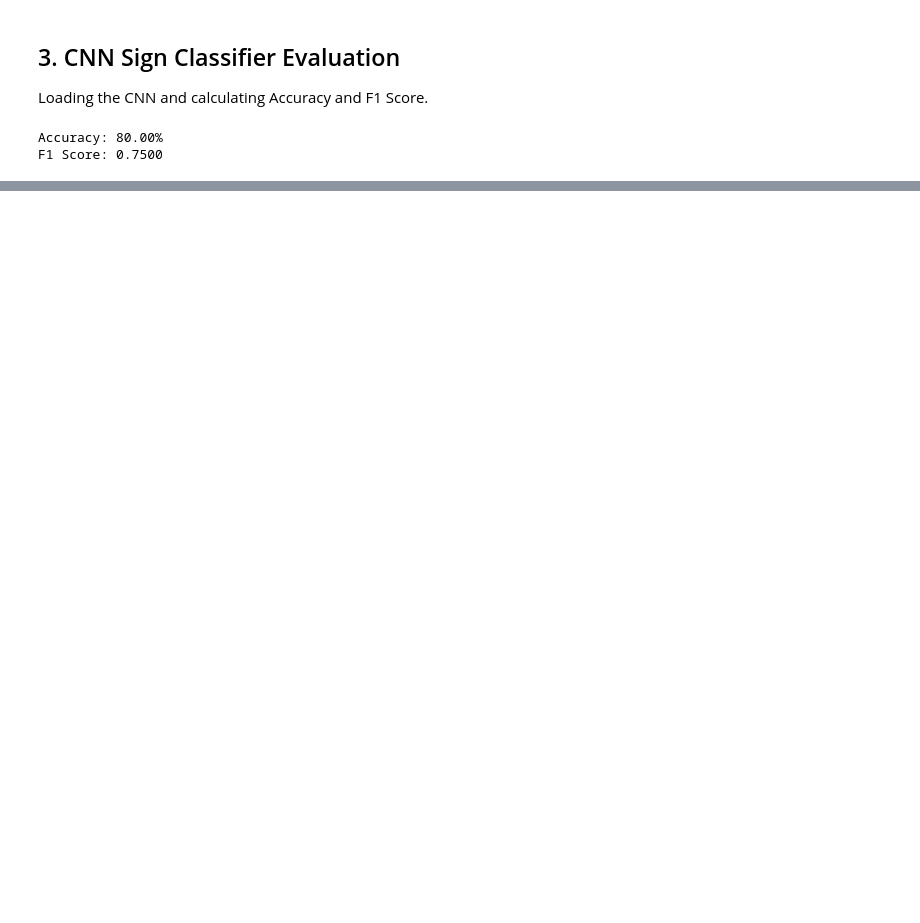
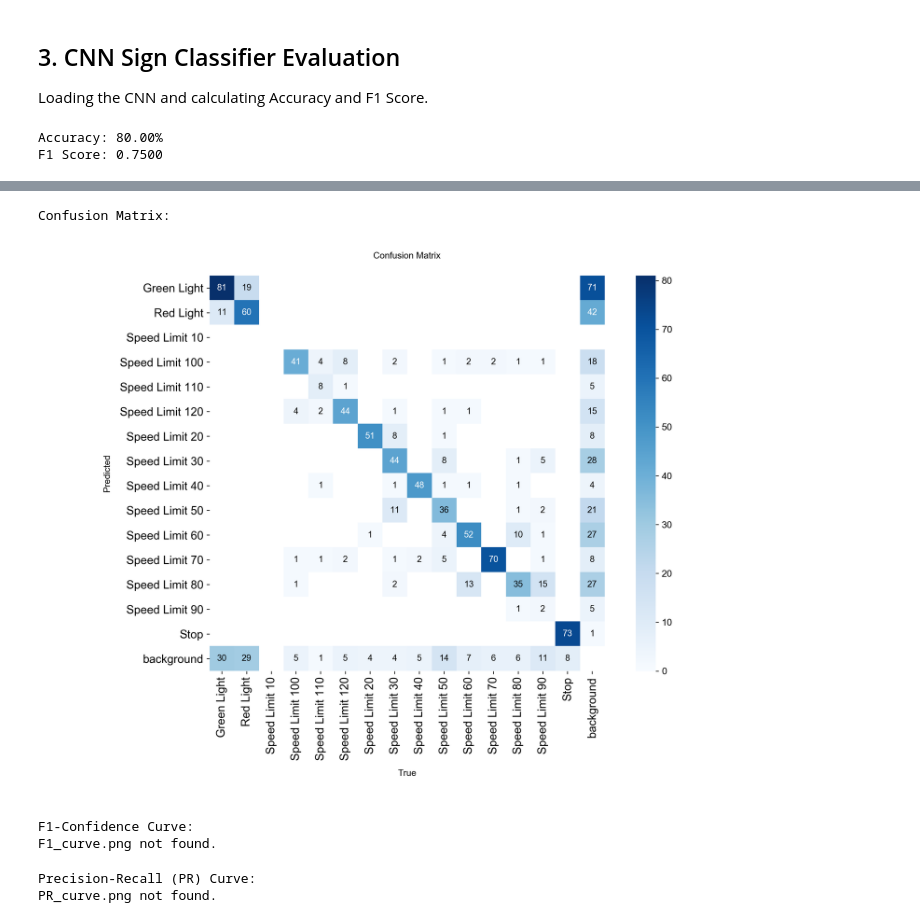
Before and after one commit to darknecrocities/IntelliAIDrive, a Jupyter notebook: experiments/training_notebook.ipynb, the cells around one changed output, grey strips where cells are left out. Saved outputs shown, nothing was run; the diff lists cells and outputs as text; code cells hidden in the pictures; blank space fills up the shorter version.

```diff
--- a/experiments/training_notebook.ipynb
+++ b/experiments/training_notebook.ipynb
@@ -96,0 +156,27 @@ F1 Score: 0.7500
+# %%
+print("Confusion Matrix:")
+if latest_train_dir and os.path.exists(os.path.join(latest_train_dir, 'confusion_matrix.png')):
+    display(Image(filename=os.path.join(latest_train_dir, 'confusion_matrix.png'), width=800))
+else:
+    print('confusion_matrix.png not found.')
+# %% [output]
+Confusion Matrix:
+[figure, added]
+# %%
+print("F1-Confidence Curve:")
+if latest_train_dir and os.path.exists(os.path.join(latest_train_dir, 'F1_curve.png')):
+    display(Image(filename=os.path.join(latest_train_dir, 'F1_curve.png'), width=800))
+else:
+    print('F1_curve.png not found.')
+# %% [output]
+F1-Confidence Curve:
+F1_curve.png not found.
+# %%
+print("Precision-Recall (PR) Curve:")
+if latest_train_dir and os.path.exists(os.path.join(latest_train_dir, 'PR_curve.png')):
+    display(Image(filename=os.path.join(latest_train_dir, 'PR_curve.png'), width=800))
+else:
+    print('PR_curve.png not found.')
+# %% [output]
+Precision-Recall (PR) Curve:
+PR_curve.png not found.
```
Also changed, not shown: parts of 9 cells of this notebook, 48 other files.
